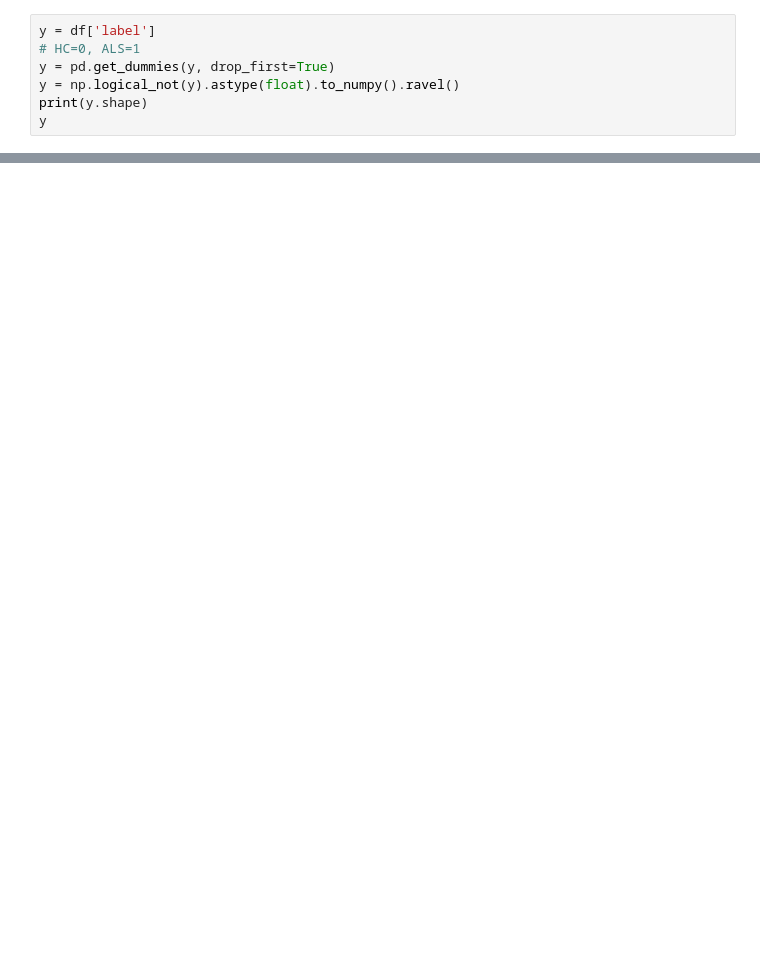
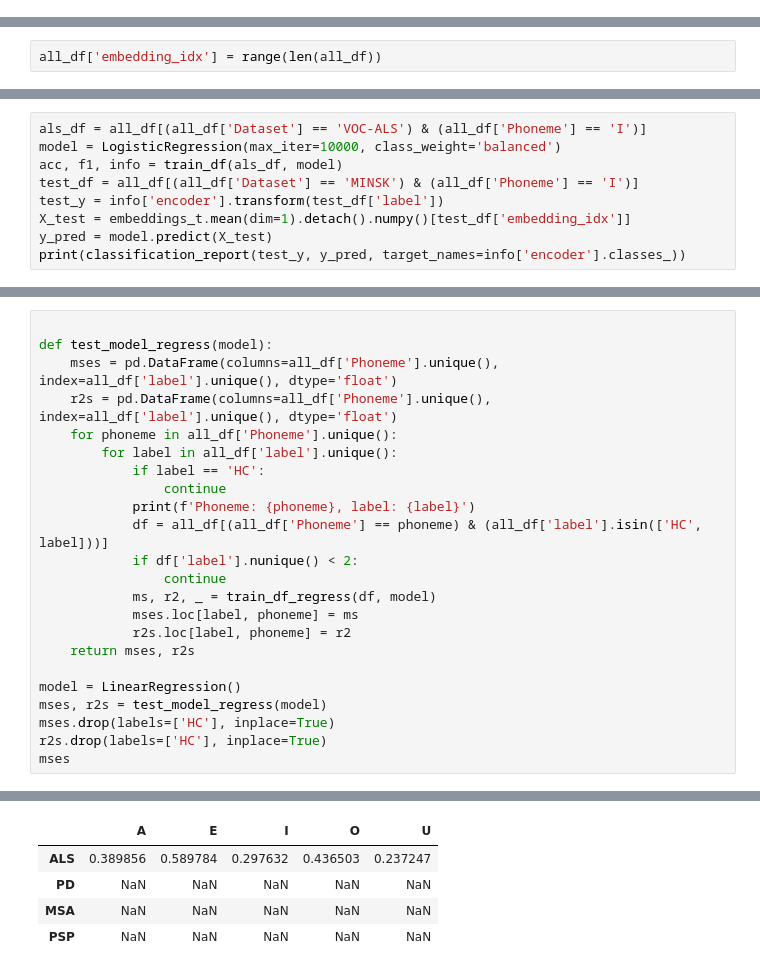
Before and after one commit to ktolnos/als-project, a Jupyter notebook: embeddings.ipynb, the cells around one changed output, grey strips where cells are left out. Drawn from its saved outputs; the diff is of its cells as text; blank space fills up the shorter version.

```diff
--- a/embeddings.ipynb
+++ b/embeddings.ipynb
@@ -112,7 +61,0 @@ torch.Size([38896])
-# %%
-y = df['label']
-# HC=0, ALS=1
-y = pd.get_dummies(y, drop_first=True)
-y = np.logical_not(y).astype(float).to_numpy().ravel()
-print(y.shape)
-y
@@ -138 +62,3 @@ array([1., 1., 1., 1., 1., 1., 1., 1., 1., 1., 1., 1., 1., 1., 1., 1., 1.,
+# %%
+all_df['embedding_idx'] = range(len(all_df))
 # %%
@@ -273,0 +200,9 @@ model.score(X_test, y_test), mean_majority_accuracy(model)
+# %%
+als_df = all_df[(all_df['Dataset'] == 'VOC-ALS') & (all_df['Phoneme'] == 'I')]
+model = LogisticRegression(max_iter=10000, class_weight='balanced')
+acc, f1, info = train_df(als_df, model)
+test_df = all_df[(all_df['Dataset'] == 'MINSK') & (all_df['Phoneme'] == 'I')]
+test_y = info['encoder'].transform(test_df['label'])
+X_test = embeddings_t.mean(dim=1).detach().numpy()[test_df['embedding_idx']]
+y_pred = model.predict(X_test)
+print(classification_report(test_y, y_pred, target_names=info['encoder'].classes_))
@@ -273,0 +251,24 @@ model.score(X_test, y_test), mean_majority_accuracy(model)
+# %%
+
+def test_model_regress(model):
+    mses = pd.DataFrame(columns=all_df['Phoneme'].unique(), index=all_df['label'].unique(), dtype='float')
+    r2s = pd.DataFrame(columns=all_df['Phoneme'].unique(), index=all_df['label'].unique(), dtype='float')
+    for phoneme in all_df['Phoneme'].unique():
+        for label in all_df['label'].unique():
+            if label == 'HC':
+                continue
+            print(f'Phoneme: {phoneme}, label: {label}')
+            df = all_df[(all_df['Phoneme'] == phoneme) & (all_df['label'].isin(['HC', label]))]
+            if df['label'].nunique() < 2:
+                continue
+            ms, r2, _ = train_df_regress(df, model)
+            mses.loc[label, phoneme] = ms
+            r2s.loc[label, phoneme] = r2
+    return mses, r2s
+
+model = LinearRegression()
+mses, r2s = test_model_regress(model)
+mses.drop(labels=['HC'], inplace=True)
+r2s.drop(labels=['HC'], inplace=True)
+mses
+# %% [output]
@@ -273,0 +295,5 @@ model.score(X_test, y_test), mean_majority_accuracy(model)
+|  | A | E | I | O | U |
+| ALS | 0.389856 | 0.589784 | 0.297632 | 0.436503 | 0.237247 |
+| PD | NaN | NaN | NaN | NaN | NaN |
+| MSA | NaN | NaN | NaN | NaN | NaN |
+| PSP | NaN | NaN | NaN | NaN | NaN |
```
Also changed, not shown: parts of 30 cells of this notebook.
